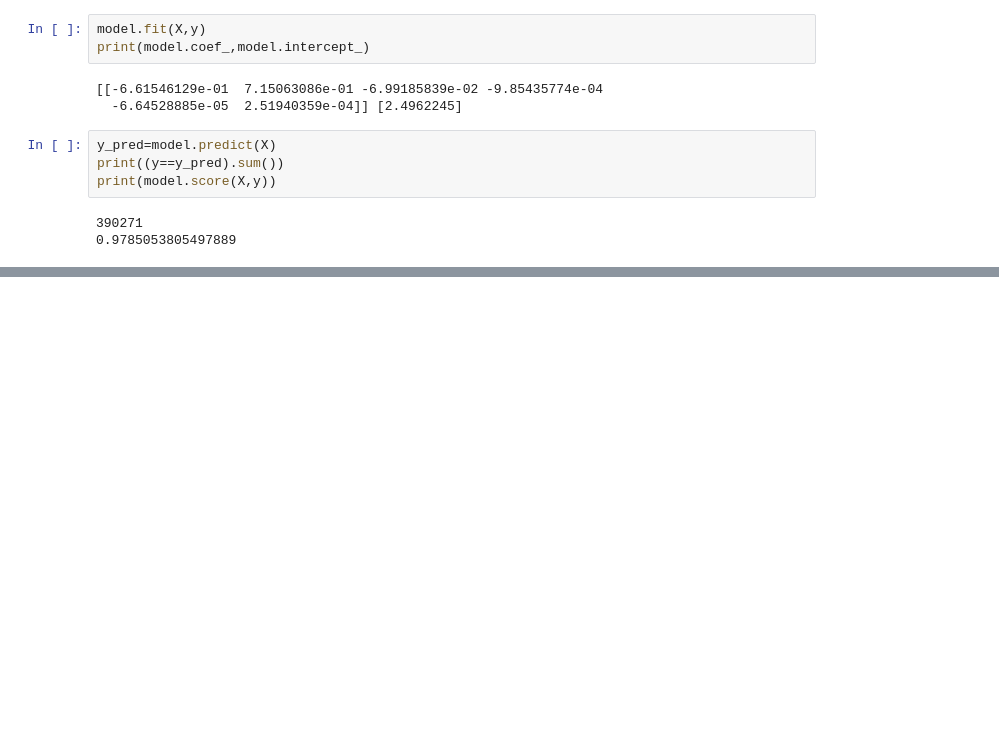
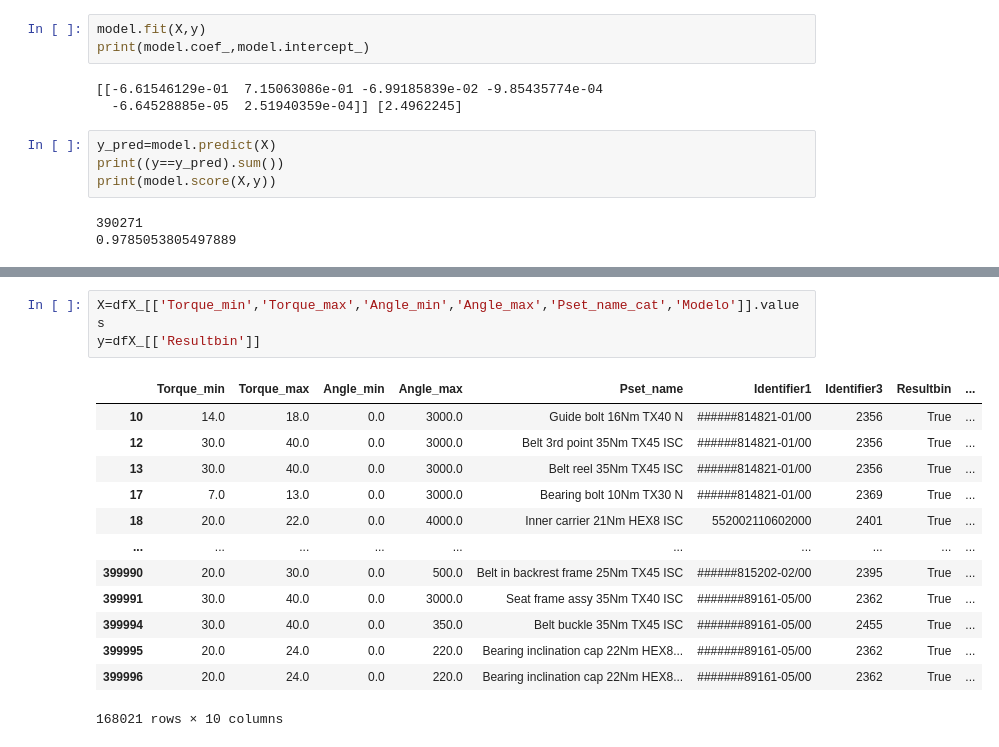
Before and after one commit to guillermodean/TTM_Pamplona, a Jupyter notebook: TTM_Pamplona.ipynb, the cells around one changed output, grey strips where cells are left out. Drawn from its saved outputs; the diff is of its cells as text; blank space fills up the shorter version.

Commit message:
Categorical values included

```diff
--- a/TTM_Pamplona.ipynb
+++ b/TTM_Pamplona.ipynb
@@ -332,0 +368,17 @@ print(model.score(X,y))
+# %%
+X=dfX_[['Torque_min','Torque_max','Angle_min','Angle_max','Pset_name_cat','Modelo']].values
+y=dfX_[['Resultbin']]
+# %% [output]
+|  | Torque_min | Torque_max | Angle_min | Angle_max | Pset_name | Identifier1 | Identifier3 | Resultbin | ... |
+| 10 | 14.0 | 18.0 | 0.0 | 3000.0 | Guide bolt 16Nm TX40 N | ######814821-01/00 | 2356 | True | ... |
+| 12 | 30.0 | 40.0 | 0.0 | 3000.0 | Belt 3rd point 35Nm TX45 ISC | ######814821-01/00 | 2356 | True | ... |
+| 13 | 30.0 | 40.0 | 0.0 | 3000.0 | Belt reel 35Nm TX45 ISC | ######814821-01/00 | 2356 | True | ... |
+| 17 | 7.0 | 13.0 | 0.0 | 3000.0 | Bearing bolt 10Nm TX30 N | ######814821-01/00 | 2369 | True | ... |
+| 18 | 20.0 | 22.0 | 0.0 | 4000.0 | Inner carrier 21Nm HEX8 ISC | 552002110602000 | 2401 | True | ... |
+| ... | ... | ... | ... | ... | ... | ... | ... | ... | ... |
+| 399990 | 20.0 | 30.0 | 0.0 | 500.0 | Belt in backrest frame 25Nm TX45 ISC | ######815202-02/00 | 2395 | True | ... |
+| 399991 | 30.0 | 40.0 | 0.0 | 3000.0 | Seat frame assy 35Nm TX40 ISC | #######89161-05/00 | 2362 | True | ... |
+| 399994 | 30.0 | 40.0 | 0.0 | 350.0 | Belt buckle 35Nm TX45 ISC | #######89161-05/00 | 2455 | True | ... |
+| 399995 | 20.0 | 24.0 | 0.0 | 220.0 | Bearing inclination cap 22Nm HEX8... | #######89161-05/00 | 2362 | True | ... |
+| 399996 | 20.0 | 24.0 | 0.0 | 220.0 | Bearing inclination cap 22Nm HEX8... | #######89161-05/00 | 2362 | True | ... |
+168021 rows × 10 columns
```
Also changed, not shown: parts of 14 cells of this notebook.
